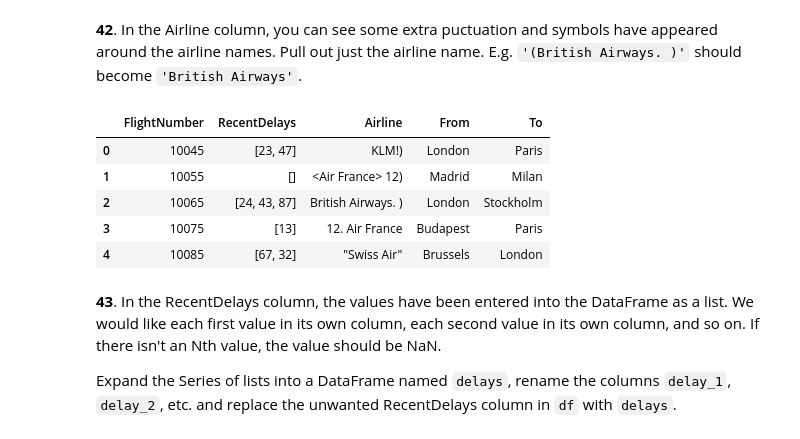
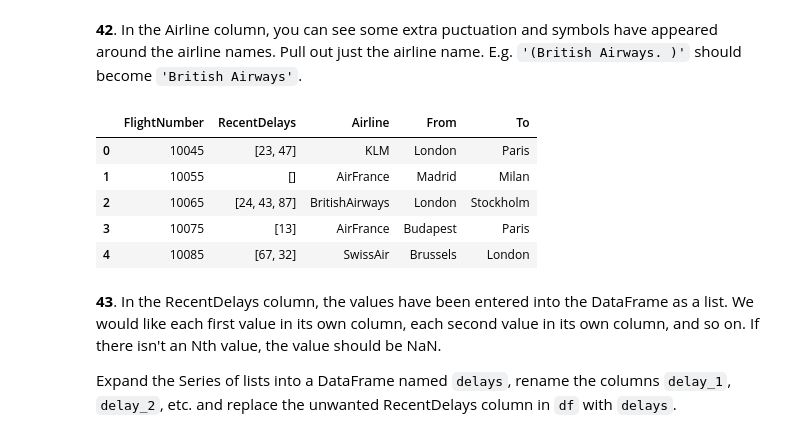
Before and after one commit to aimwps/SAImwps, a Jupyter notebook: M1_Python/d7_Pandas/100-pandas-puzzles.ipynb, the cells around one changed output. Drawn from its saved outputs; the diff is of its cells as text; code cells hidden in the pictures.

```diff
--- a/M1_Python/d7_Pandas/100-pandas-puzzles.ipynb
+++ b/M1_Python/d7_Pandas/100-pandas-puzzles.ipynb
@@ -735,14 +735,16 @@ display(df.head())
 # %% [markdown]
 **42**. In the Airline column, you can see some extra puctuation and symbols have appeared around the airline names. Pull out just the airline name. E.g. `'(British Airways. )'` should become `'British Airways'`.
 # %%
-df['Airline'] = df['Airline'].str.replace("("
+df['Airline'] = df['Airline'].str.replace(r'[^A-Za-z]', '', regex=True)
+
+display(df.head())
 # %% [output]
 |  | FlightNumber | RecentDelays | Airline | From | To |
-| 0 | 10045 | [23, 47] | KLM!) | London | Paris |
-| 1 | 10055 | [] | <Air France> 12) | Madrid | Milan |
-| 2 | 10065 | [24, 43, 87] | British Airways. ) | London | Stockholm |
-| 3 | 10075 | [13] | 12. Air France | Budapest | Paris |
-| 4 | 10085 | [67, 32] | "Swiss Air" | Brussels | London |
+| 0 | 10045 | [23, 47] | KLM | London | Paris |
+| 1 | 10055 | [] | AirFrance | Madrid | Milan |
+| 2 | 10065 | [24, 43, 87] | BritishAirways | London | Stockholm |
+| 3 | 10075 | [13] | AirFrance | Budapest | Paris |
+| 4 | 10085 | [67, 32] | SwissAir | Brussels | London |
 # %% [markdown]
 **43**. In the RecentDelays column, the values have been entered into the DataFrame as a list. We would like each first value in its own column, each second value in its own column, and so on. If there isn't an Nth value, the value should be NaN.
 
```
Also changed, not shown: parts of 7 cells of this notebook.
